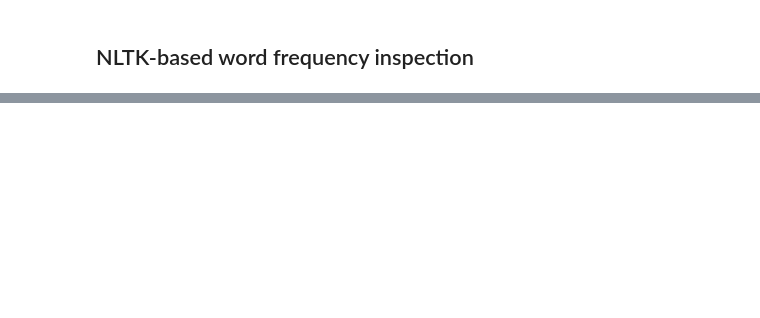
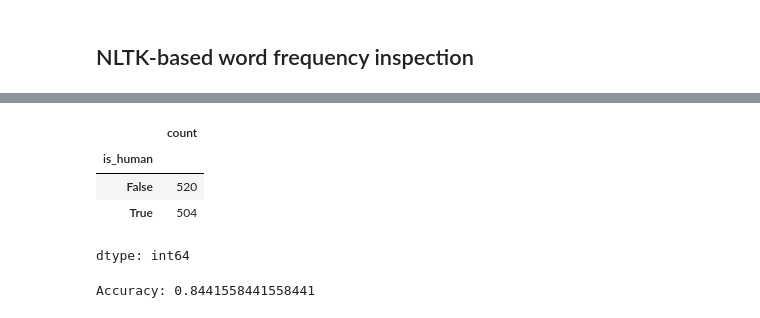
Before and after one commit to LBYPatrick/14795-final-project, a Jupyter notebook: apply_label.ipynb, the cells around one changed output, grey strips where cells are left out. Saved outputs shown, nothing was run; the diff lists cells and outputs as text; code cells hidden in the pictures; blank space fills up the shorter version.

```diff
--- a/apply_label.ipynb
+++ b/apply_label.ipynb
@@ -69,0 +159,8 @@ NameError: name 'df_labels' is not defined
+# %%
+df_labels["is_human"].value_counts()
+# %% [output]
+|  | count |
+| is_human |  |
+| False | 520 |
+| True | 504 |
+dtype: int64
@@ -69,0 +174,22 @@ NameError: name 'df_labels' is not defined
+# %%
+# prompt: with is_human being the label, train a XGBoost model on df_train
+
+import xgboost as xgb
+from sklearn.metrics import accuracy_score
+
+# Define features (X) and target (y)
+X_train = df_train.drop(columns=['is_human'])
+y_train = df_train['is_human']
+X_test = df_test.drop(columns=['is_human'])
+y_test = df_test['is_human']
+
+# Initialize and train the XGBoost model
+model = xgb.XGBClassifier()
+model.fit(X_train, y_train)
+
+y_pred = model.predict(X_test)
+
+# Accuracy score
+accuracy = accuracy_score(y_test, y_pred)
+# %% [output]
+Accuracy: 0.8441558441558441
```
Also changed, not shown: parts of 15 cells of this notebook, 4 other files.
